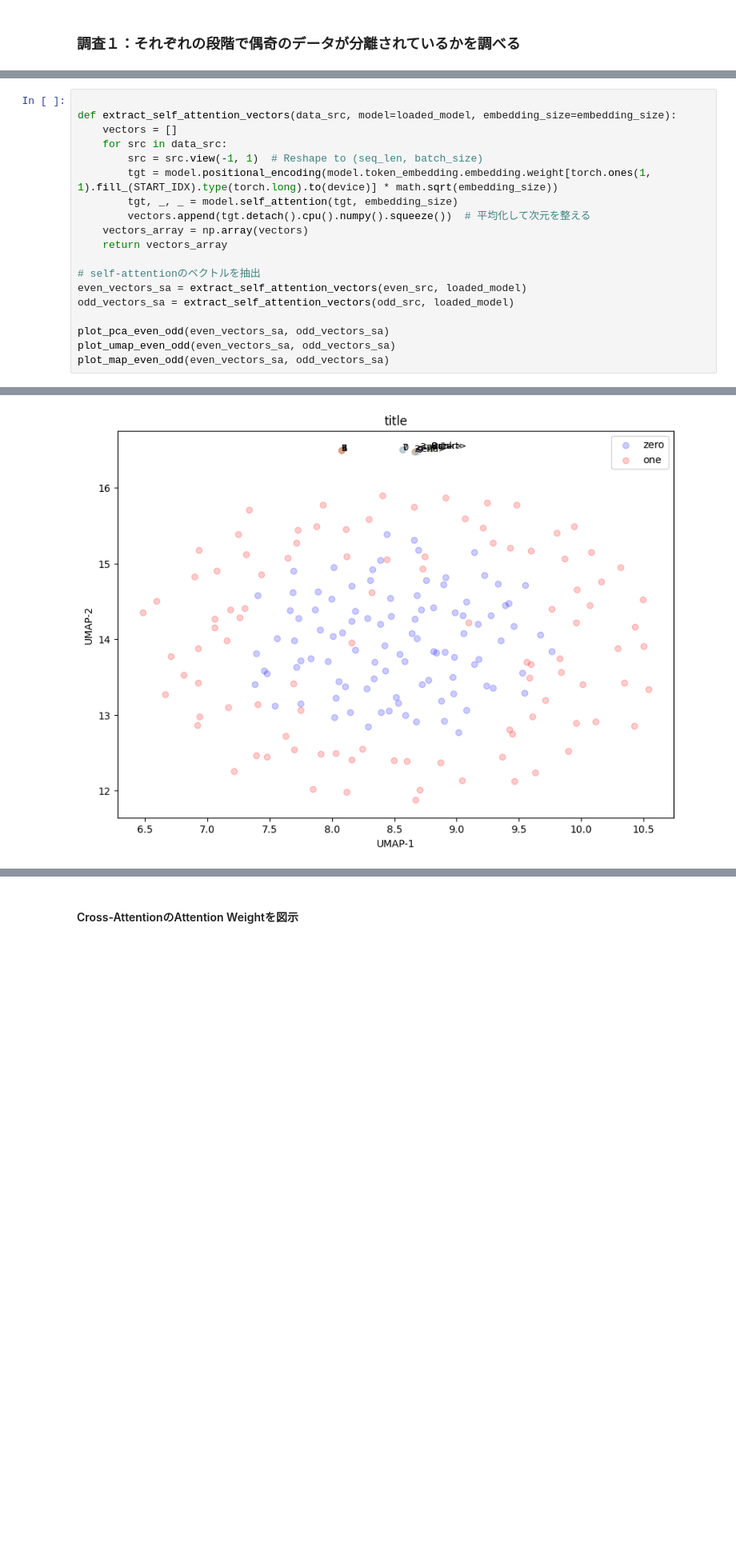
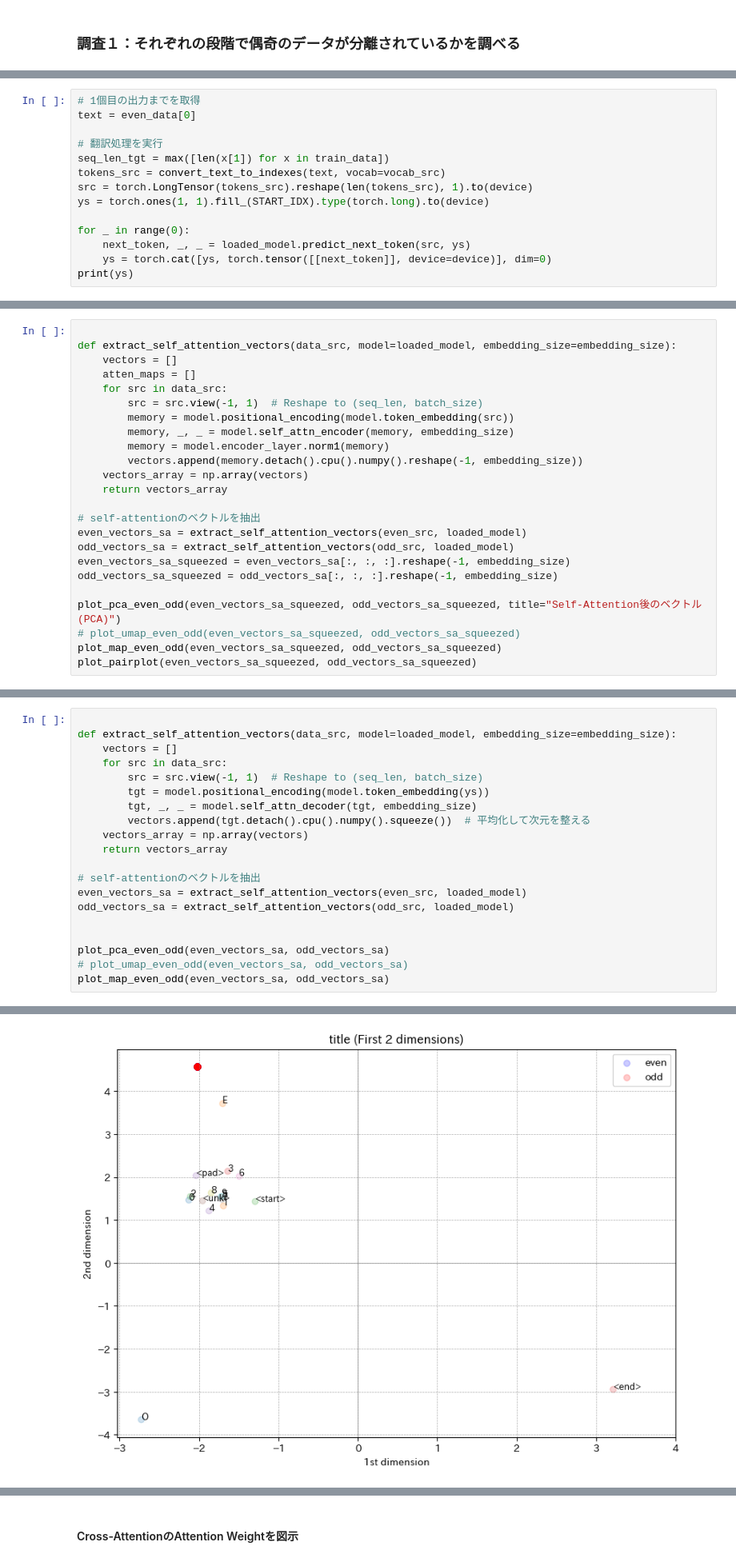
Before and after one commit to AriRyo/transformer-ansys, a Jupyter notebook: FomulaBEAT/tf_math05-1.ipynb, the cells around one changed output, grey strips where cells are left out. Shown at 80% size. Drawn from its saved outputs; the diff is of its cells as text; blank space fills up the shorter version.

```diff
--- a/FomulaBEAT/tf_math05-1.ipynb
+++ b/FomulaBEAT/tf_math05-1.ipynb
@@ -880,0 +975,14 @@ def plot_map_even_odd(zero_vectors, one_vectors, model=loaded_model, withEnv=Tru
+# %%
+# 1個目の出力までを取得
+text = even_data[0]
+
+# 翻訳処理を実行
+seq_len_tgt = max([len(x[1]) for x in train_data])
+tokens_src = convert_text_to_indexes(text, vocab=vocab_src)
+src = torch.LongTensor(tokens_src).reshape(len(tokens_src), 1).to(device)
+ys = torch.ones(1, 1).fill_(START_IDX).type(torch.long).to(device)
+
+for _ in range(0):
+    next_token, _, _ = loaded_model.predict_next_token(src, ys)
+    ys = torch.cat([ys, torch.tensor([[next_token]], device=device)], dim=0)
+print(ys)
@@ -882,0 +1090,24 @@ def plot_map_even_odd(zero_vectors, one_vectors, model=loaded_model, withEnv=Tru
+# %%
+
+def extract_self_attention_vectors(data_src, model=loaded_model, embedding_size=embedding_size):
+    vectors = []
+    atten_maps = []
+    for src in data_src:
+        src = src.view(-1, 1)  # Reshape to (seq_len, batch_size)
+        memory = model.positional_encoding(model.token_embedding(src))
+        memory, _, _ = model.self_attn_encoder(memory, embedding_size)
+        memory = model.encoder_layer.norm1(memory)
+        vectors.append(memory.detach().cpu().numpy().reshape(-1, embedding_size))
+    vectors_array = np.array(vectors)
+    return vectors_array
+
+# self-attentionのベクトルを抽出
+even_vectors_sa = extract_self_attention_vectors(even_src, loaded_model)
+odd_vectors_sa = extract_self_attention_vectors(odd_src, loaded_model)
+even_vectors_sa_squeezed = even_vectors_sa[:, :, :].reshape(-1, embedding_size)
+odd_vectors_sa_squeezed = odd_vectors_sa[:, :, :].reshape(-1, embedding_size)
+
+plot_pca_even_odd(even_vectors_sa_squeezed, odd_vectors_sa_squeezed, title="Self-Attention後のベクトル(PCA)")
+# plot_umap_even_odd(even_vectors_sa_squeezed, odd_vectors_sa_squeezed)
+plot_map_even_odd(even_vectors_sa_squeezed, odd_vectors_sa_squeezed)
+plot_pairplot(even_vectors_sa_squeezed, odd_vectors_sa_squeezed)
@@ -886,8 +1143,8 @@ def extract_self_attention_vectors(data_src, model=loaded_model, embedding_size=
     vectors = []
     for src in data_src:
         src = src.view(-1, 1)  # Reshape to (seq_len, batch_size)
-        tgt = model.positional_encoding(model.token_embedding.embedding.weight[torch.ones(1, 1).fill_(START_IDX).type(torch.long).to(device)] * math.sqrt(embedding_size))
-        tgt, _, _ = model.self_attention(tgt, embedding_size)
+        tgt = model.positional_encoding(model.token_embedding(ys))
+        tgt, _, _ = model.self_attn_decoder(tgt, embedding_size)
         vectors.append(tgt.detach().cpu().numpy().squeeze())  # 平均化して次元を整える
     vectors_array = np.array(vectors)
     return vectors_array
@@ -896,7 +1153,8 @@ def extract_self_attention_vectors(data_src, model=loaded_model, embedding_size=
 even_vectors_sa = extract_self_attention_vectors(even_src, loaded_model)
 odd_vectors_sa = extract_self_attention_vectors(odd_src, loaded_model)
 
+
 plot_pca_even_odd(even_vectors_sa, odd_vectors_sa)
-plot_umap_even_odd(even_vectors_sa, odd_vectors_sa)
+# plot_umap_even_odd(even_vectors_sa, odd_vectors_sa)
 plot_map_even_odd(even_vectors_sa, odd_vectors_sa)
 # %% [output]
@@ -904 +1162 @@ plot_map_even_odd(even_vectors_sa, odd_vectors_sa)
-[figure, old version]
+[figure, new version]
```
Also changed, not shown: parts of 53 cells of this notebook, 4 other files.
